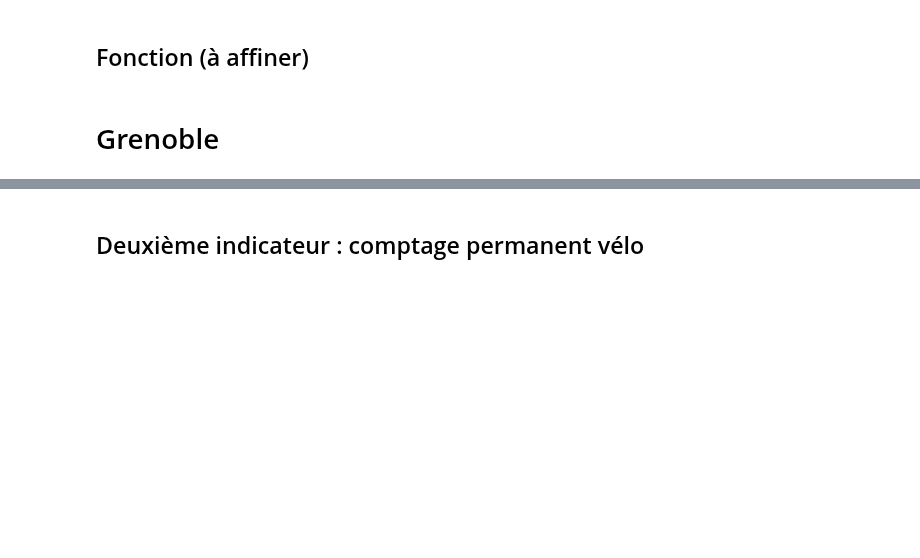
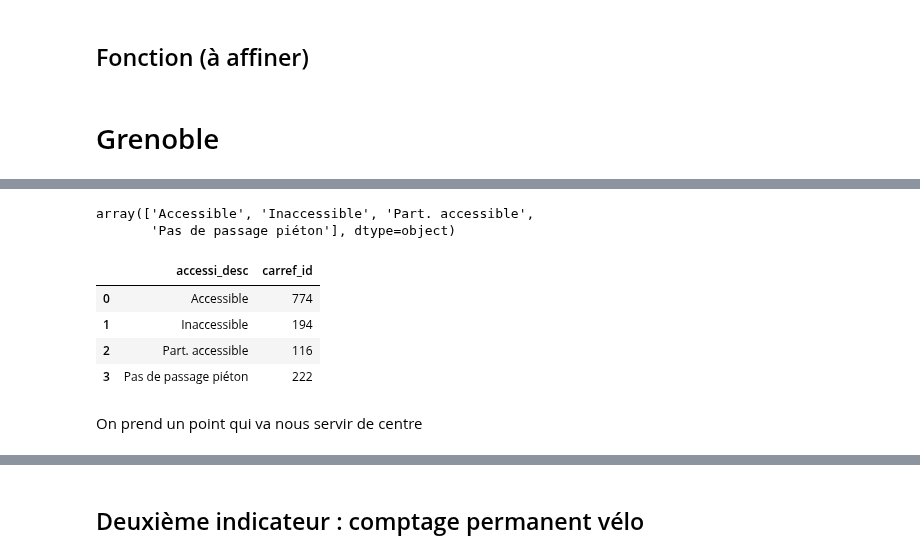
Before and after one commit to Flotauv/Projet_Data_Innovant-, a Jupyter notebook: Projet_FLO.ipynb, the cells around one changed output, grey strips where cells are left out. Cells and saved outputs as stored; diff of their text form; code cells hidden in the pictures; blank space fills up the shorter version.

Commit message:
fichier carrefours accidents

```diff
--- a/Projet_FLO.ipynb
+++ b/Projet_FLO.ipynb
@@ -86,4 +100,5 @@ def Nombre_accidents(fichier_vehicule,fichier_caracteristique,département):
 # %% [markdown]
 # Grenoble
 # %%
-df_carrefour = pd.read_csv('BaseDeDonnées/Grenoble/amenagement_carrefour.csv',sep=',')
+df_carrefour = pd.read_csv('amenagement_carrefour.csv',sep=',')
+df_carrefour
@@ -107,0 +119,18 @@ df_carrefour
+# %%
+df_carrefour['latitude'] = [element[0] for element in df_carrefour['geo_point_2d'].apply(lambda x : x.split(','))]
+df_carrefour['longitude'] = [element[1] for element in df_carrefour['geo_point_2d'].apply(lambda x : x.split(','))]
+# %%
+df_carrefour['accessi_desc'].unique()
+# %% [output]
+array(['Accessible', 'Inaccessible', 'Part. accessible',
+       'Pas de passage piéton'], dtype=object)
+# %%
+df_carrefour.groupby('accessi_desc')['carref_id'].count().reset_index()
+# %% [output]
+|  | accessi_desc | carref_id |
+| 0 | Accessible | 774 |
+| 1 | Inaccessible | 194 |
+| 2 | Part. accessible | 116 |
+| 3 | Pas de passage piéton | 222 |
+# %% [markdown]
+On prend un point qui va nous servir de centre
```
Also changed, not shown: parts of 21 cells of this notebook, 1 other file.
